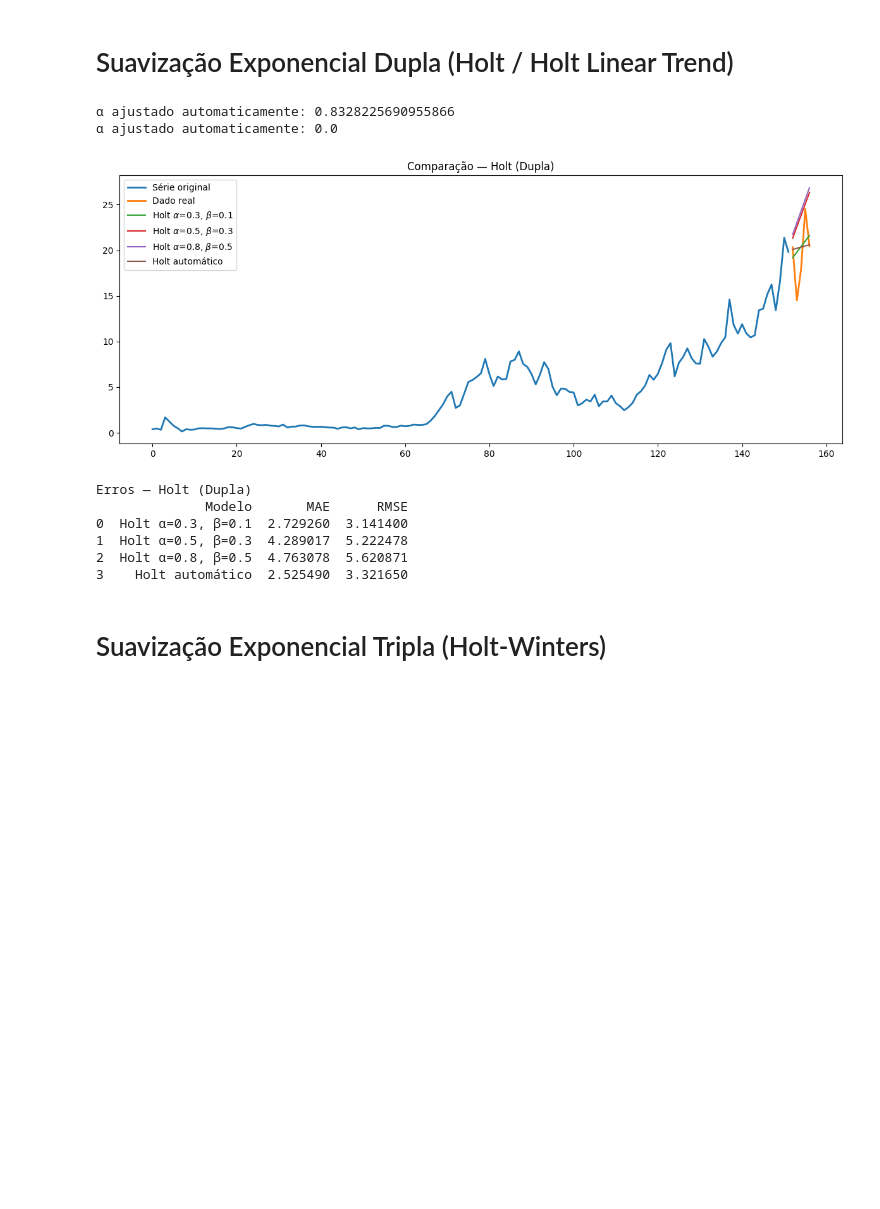
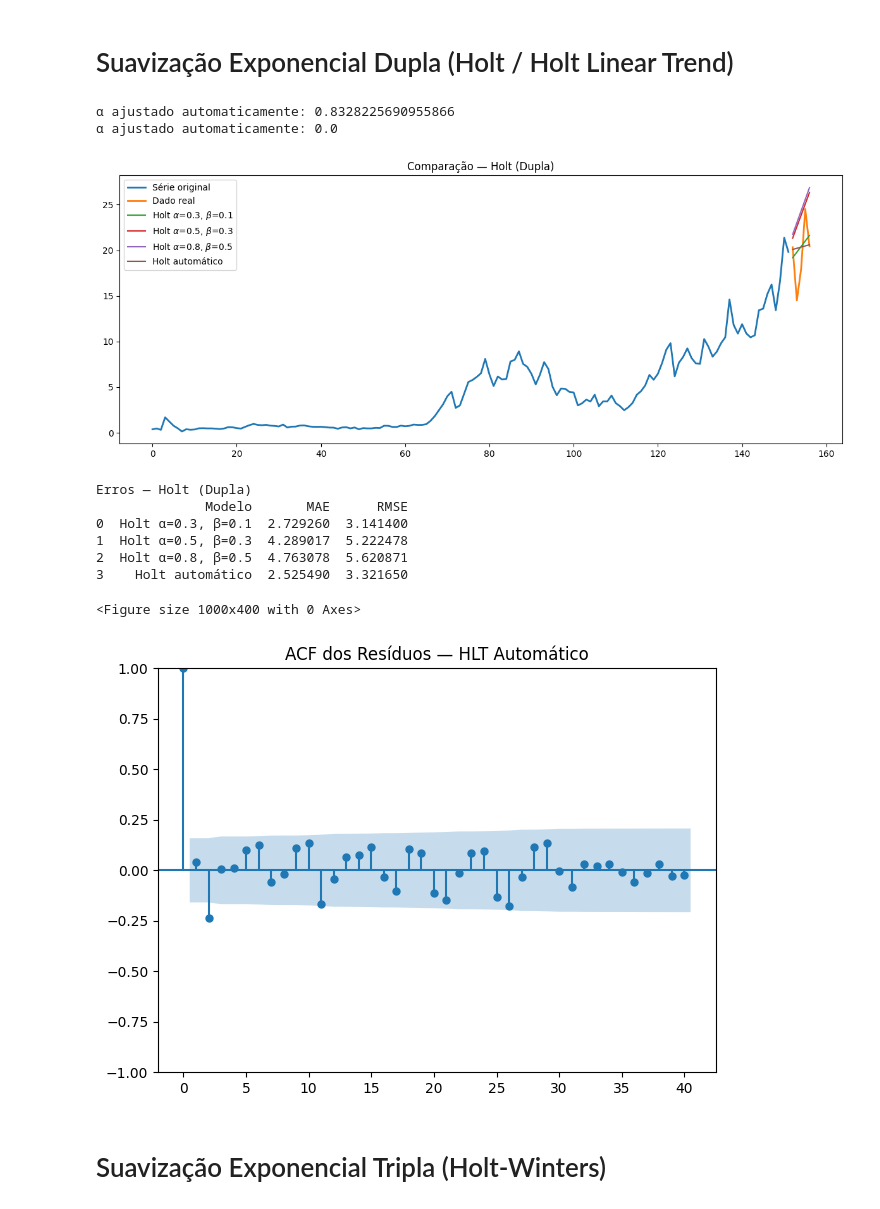
Before and after one commit to eduardammag/time-series, a Jupyter notebook: A2/exp_smooth/expo_model.ipynb, the cells around one changed output. Saved outputs shown, nothing was run; the diff lists cells and outputs as text; code cells hidden in the pictures; blank space fills up the shorter version.

```diff
--- a/A2/exp_smooth/expo_model.ipynb
+++ b/A2/exp_smooth/expo_model.ipynb
@@ -125,33 +144,42 @@ print(f"α ajustado automaticamente: {fit_auto_holt.params['smoothing_level']}")
 print(f"α ajustado automaticamente: {fit_auto_holt.params['smoothing_trend']}")
 
 plt.figure(figsize=(12, 5))
 y.plot(label="Série original", linewidth=2)
 real.plot(label="Dado real", linewidth=2)
 for label, fc in holt_forecasts.items():
     fc.plot(label=label)
 plt.title("Comparação — Holt (Dupla)")
 plt.legend()
 plt.tight_layout()
 plt.show()
 
 holt_errors.append({
     "Modelo": "Holt automático",
     "MAE": mae(real, fc_auto),
     "RMSE": rmse(real, fc_auto)})
 
 holt_errors = pd.DataFrame(holt_errors)
 print("\nErros — Holt (Dupla)")
 print(holt_errors)
+
+# ACF dos resíduos do modelo automático
+plt.figure(figsize=(10, 4))
+plot_acf(fit_auto_holt.resid.dropna(), lags=40)
+plt.title("ACF dos Resíduos — HLT Automático")
+plt.tight_layout()
+plt.show()
 # %% [output]
 α ajustado automaticamente: 0.8328225690955866
 α ajustado automaticamente: 0.0
 [figure]
 Erros — Holt (Dupla)
               Modelo       MAE      RMSE
 0  Holt α=0.3, β=0.1  2.729260  3.141400
 1  Holt α=0.5, β=0.3  4.289017  5.222478
 2  Holt α=0.8, β=0.5  4.763078  5.620871
 3    Holt automático  2.525490  3.321650
+<Figure size 1000x400 with 0 Axes>
+[figure, added]
 # %% [markdown]
 # Suavização Exponencial Tripla (Holt-Winters)
 # %%
```
Also changed, not shown: parts of 4 cells of this notebook.
